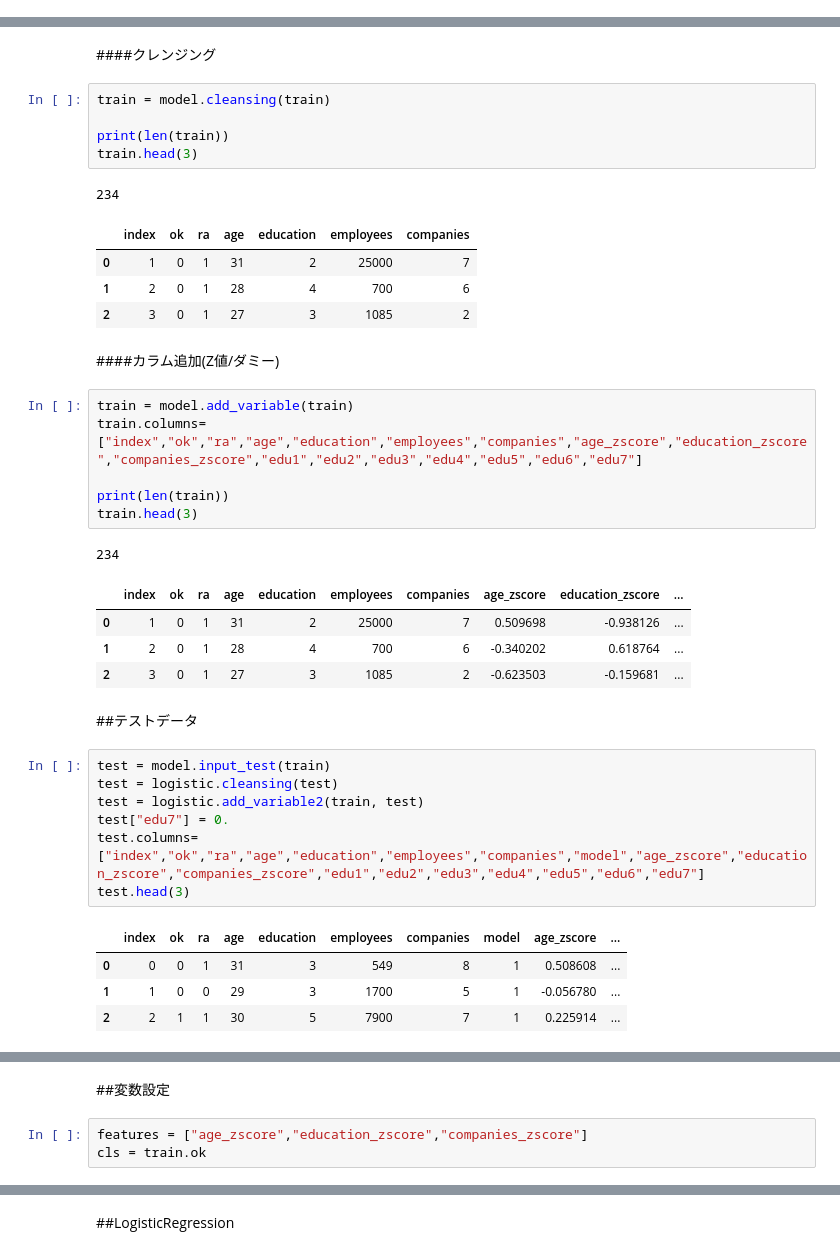
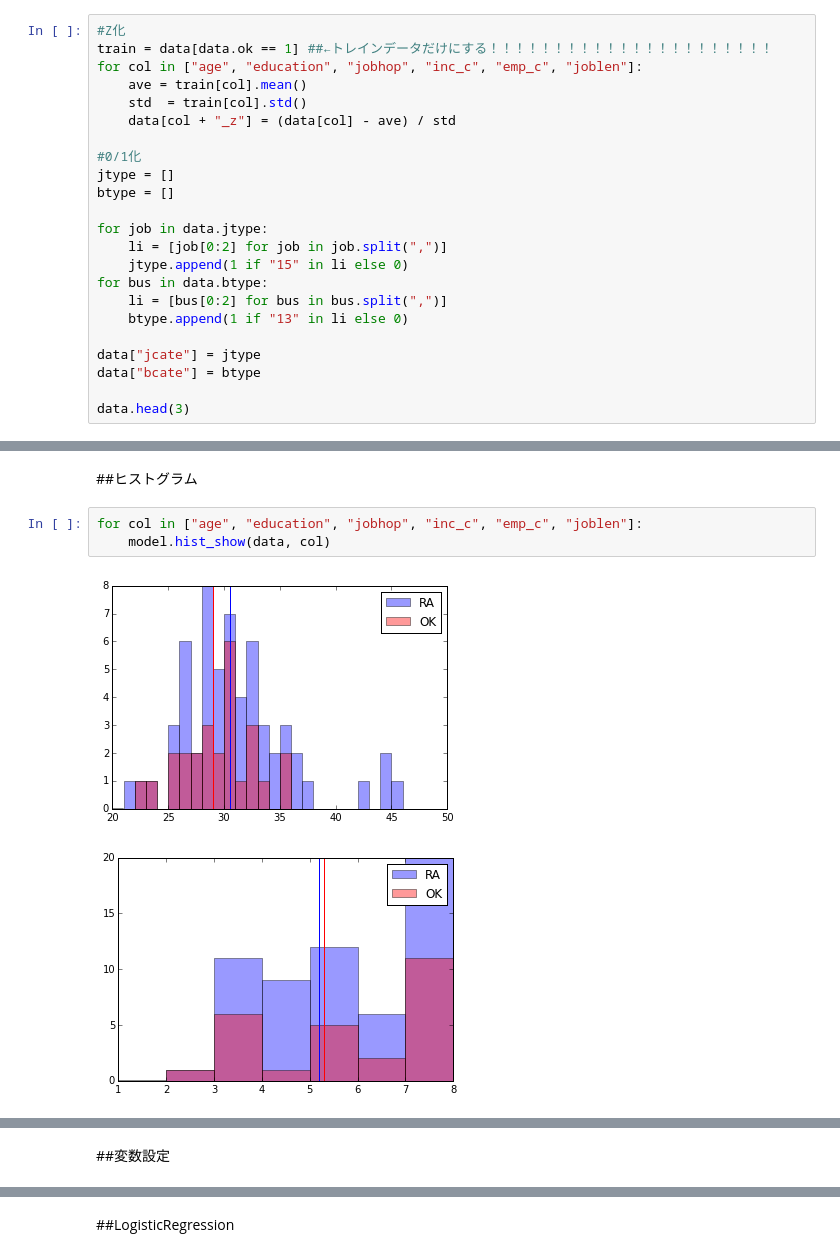
Before and after one commit to fujikzy/datascience, a Jupyter notebook: match.ipynb, the cells around one changed output, grey strips where cells are left out. Cells and saved outputs as stored; diff of their text form.

```diff
--- a/match.ipynb
+++ b/match.ipynb
@@ -24,0 +50,23 @@ train.head(3)
+# %%
+#Z化
+train = data[data.ok == 1] ##←トレインデータだけにする！！！！！！！！！！！！！！！！！！！！！！
+for col in ["age", "education", "jobhop", "inc_c", "emp_c", "joblen"]:
+    ave = train[col].mean()
+    std  = train[col].std()
+    data[col + "_z"] = (data[col] - ave) / std
+
+#0/1化
+jtype = []
+btype = []
+
+for job in data.jtype:
+    li = [job[0:2] for job in job.split(",")]
+    jtype.append(1 if "15" in li else 0)
+for bus in data.btype:
+    li = [bus[0:2] for bus in bus.split(",")]
+    btype.append(1 if "13" in li else 0)
+
+data["jcate"] = jtype
+data["bcate"] = btype
+
+data.head(3)
@@ -25,41 +79,8 @@ train.head(3)
 # %% [markdown]
-####クレンジング
+##ヒストグラム
-# %%
-train = model.cleansing(train)
-
-print(len(train))
-train.head(3)
-# %% [output]
-234
-|  | index | ok | ra | age | education | employees | companies |
-| 0 | 1 | 0 | 1 | 31 | 2 | 25000 | 7 |
-| 1 | 2 | 0 | 1 | 28 | 4 | 700 | 6 |
-| 2 | 3 | 0 | 1 | 27 | 3 | 1085 | 2 |
-# %% [markdown]
-####カラム追加(Z値/ダミー)
-# %%
-train = model.add_variable(train)
-train.columns= ["index","ok","ra","age","education","employees","companies","age_zscore","education_zscore","companies_zscore","edu1","edu2","edu3","edu4","edu5","edu6","edu7"]
-
-print(len(train))
-train.head(3)
-# %% [output]
-234
-|  | index | ok | ra | age | education | employees | companies | age_zscore | education_zscore | ... |
-| 0 | 1 | 0 | 1 | 31 | 2 | 25000 | 7 | 0.509698 | -0.938126 | ... |
-| 1 | 2 | 0 | 1 | 28 | 4 | 700 | 6 | -0.340202 | 0.618764 | ... |
-| 2 | 3 | 0 | 1 | 27 | 3 | 1085 | 2 | -0.623503 | -0.159681 | ... |
-# %% [markdown]
-##テストデータ
-# %%
-test = model.input_test(train)
-test = logistic.cleansing(test)
-test = logistic.add_variable2(train, test)
-test["edu7"] = 0.
-test.columns= ["index","ok","ra","age","education","employees","companies","model","age_zscore","education_zscore","companies_zscore","edu1","edu2","edu3","edu4","edu5","edu6","edu7"]
-test.head(3)
-# %% [output]
-|  | index | ok | ra | age | education | employees | companies | model | age_zscore | ... |
-| 0 | 0 | 0 | 1 | 31 | 3 | 549 | 8 | 1 | 0.508608 | ... |
-| 1 | 1 | 0 | 0 | 29 | 3 | 1700 | 5 | 1 | -0.056780 | ... |
-| 2 | 2 | 1 | 1 | 30 | 5 | 7900 | 7 | 1 | 0.225914 | ... |
+# %%
+for col in ["age", "education", "jobhop", "inc_c", "emp_c", "joblen"]:
+    model.hist_show(data, col)
+# %% [output]
+[figure, added]
+[figure, added]
@@ -66,5 +91,2 @@ test.head(3)
 # %% [markdown]
 ##変数設定
-# %%
-features = ["age_zscore","education_zscore","companies_zscore"]
-cls = train.ok
```
Also changed, not shown: parts of 18 cells of this notebook, 3 other files.
